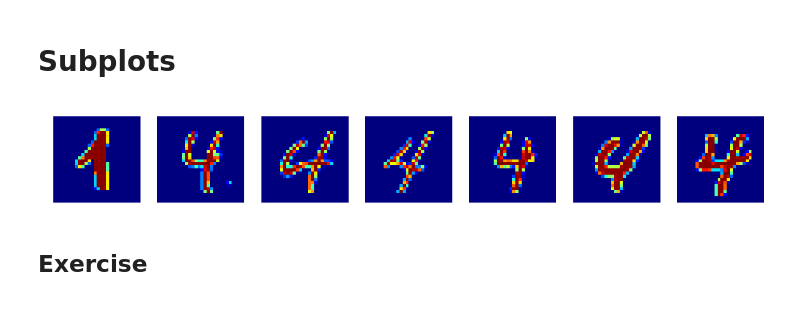
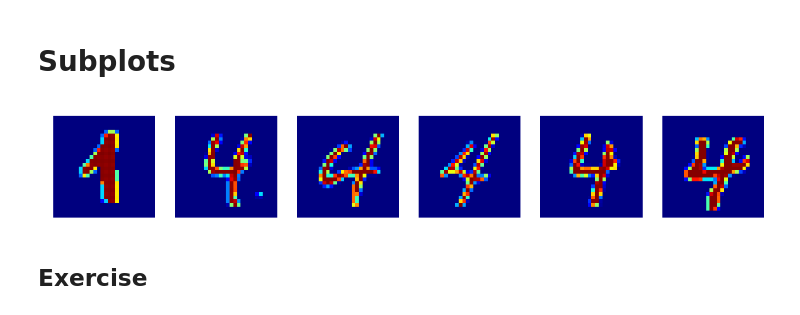
Before and after one commit to dohmatob/teaching, a Jupyter notebook: rwth_python/baby_python.ipynb, the cells around one changed output. Cells and saved outputs as stored; diff of their text form; code cells hidden in the pictures.

```diff
--- a/rwth_python/baby_python.ipynb
+++ b/rwth_python/baby_python.ipynb
@@ -507,14 +527,14 @@ plt.colorbar()  # add the colorbar
 Subplots
 ========
 # %%
-n_cols = 7
+n_cols = 6
 plt.figure(figsize=(20, 7))
 for i in range(n_cols):
     ax = plt.subplot("1%i%i" % (n_cols, i))  # figure has 1 row, and a number of columns; select the ith column
     ax.matshow(mnist.data[30020 + 2 * i].reshape((28, 28)))
     ax.axis("off")
 # %% [output]
-[figure, old version]
+[figure, new version]
 # %% [markdown]
 Exercise
 --------
```
Also changed, not shown: parts of 11 cells of this notebook.
